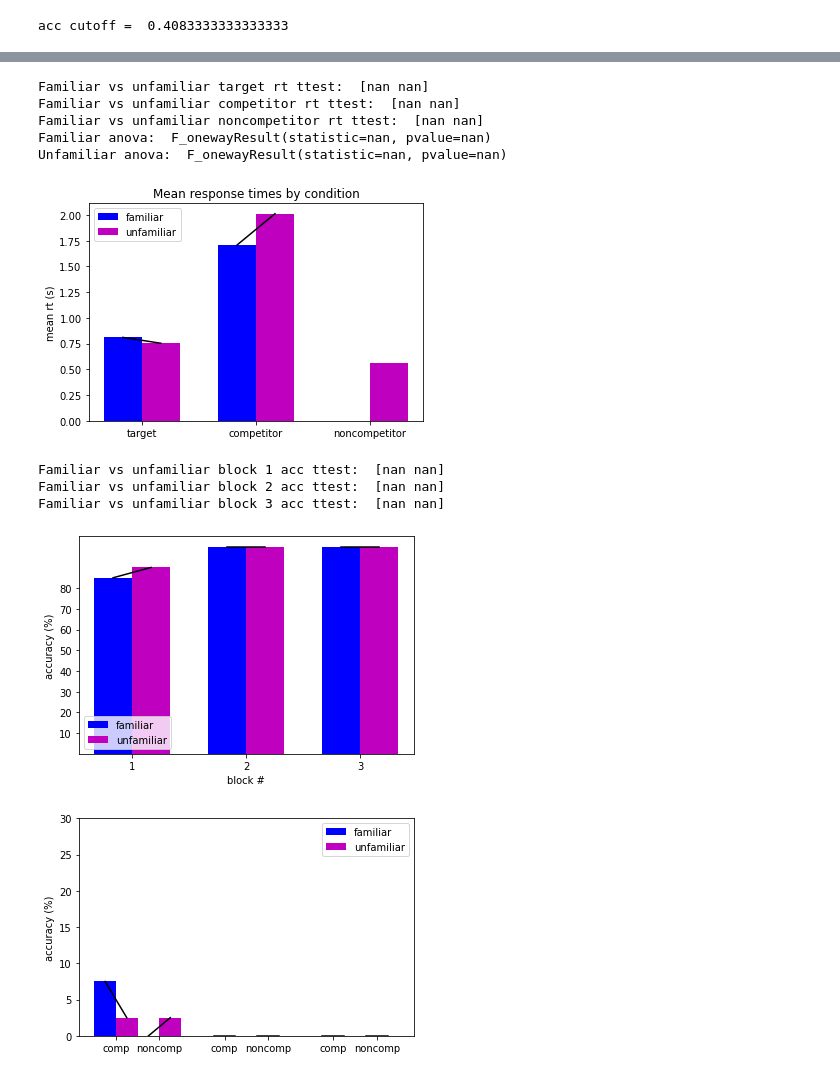
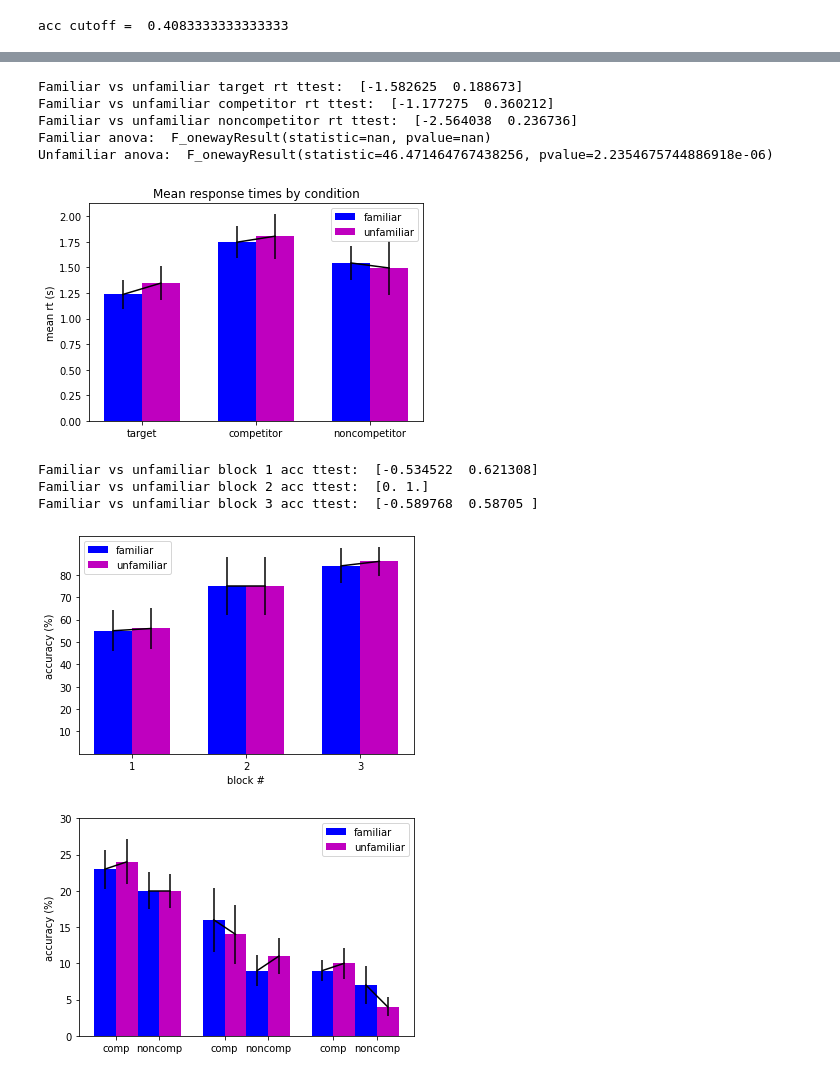
Before and after one commit to pkeene17/MarshmallowAnalysis, a Jupyter notebook: electric_marshmalloogaloo/analysis/marshmalloogalooAnalysis.ipynb, the cells around one changed output, grey strips where cells are left out. Cells and saved outputs as stored; diff of their text form; code cells hidden in the pictures.

```diff
--- a/electric_marshmalloogaloo/analysis/marshmalloogalooAnalysis.ipynb
+++ b/electric_marshmalloogaloo/analysis/marshmalloogalooAnalysis.ipynb
@@ -161,7 +161,7 @@ exclusion = 0 #1 = exclude subjects below chance perfomance on the association t
 printSubj = 0 #toggle whether to print individual subject's behavioral performance
 show_plot = 0 #toggle whether to show plots or just save as pdfs
 save_plot = 1 #toggle whether to save plots (useful if you're fucking around)
-nsubj = 1
+nsubj = 5
 nRuns_nback = 20
 nRuns_ST = 3
 figure_dir = "../figures/"
@@ -202,7 +202,7 @@ for sn in range(nsubj):
 
     #apriori below chance exclusion criteria
     if exclusion:
-        if np.nansum(testData.score==1)/2120 < cutoff:
+        if np.nansum(testData.score==1)/120 < cutoff:
              meanAcc_learned[sn,:] = np.nan
              meanAcc_novel[sn,:] = np.nan
              histData_learned[sn,:,:] = np.nan
@@ -449,12 +450,12 @@ plt.title("Mean response times by condition")
 plt.savefig(figure_dir+'responsetime_means.pdf',format='pdf')
 plt.show()
 # %% [output]
-Familiar vs unfamiliar target rt ttest:  [nan nan]
-Familiar vs unfamiliar competitor rt ttest:  [nan nan]
-Familiar vs unfamiliar noncompetitor rt ttest:  [nan nan]
+Familiar vs unfamiliar target rt ttest:  [-1.582625  0.188673]
+Familiar vs unfamiliar competitor rt ttest:  [-1.177275  0.360212]
+Familiar vs unfamiliar noncompetitor rt ttest:  [-2.564038  0.236736]
 Familiar anova:  F_onewayResult(statistic=nan, pvalue=nan)
-Unfamiliar anova:  F_onewayResult(statistic=nan, pvalue=nan)
+Unfamiliar anova:  F_onewayResult(statistic=46.471464767438256, pvalue=2.2354675744886918e-06)
-[figure, old version]
+[figure, new version]
 # %%
 ######## Look at blockwise performance on the association task ########
 # %%
@@ -477,36 +478,36 @@ plt.legend([c1,c2],['familiar','unfamiliar'])
 plt.savefig(figure_dir+'assoc_acc_by_block.pdf',format='pdf')
 plt.show()
 # %% [output]
-Familiar vs unfamiliar block 1 acc ttest:  [nan nan]
-Familiar vs unfamiliar block 2 acc ttest:  [nan nan]
-Familiar vs unfamiliar block 3 acc ttest:  [nan nan]
+Familiar vs unfamiliar block 1 acc ttest:  [-0.534522  0.621308]
+Familiar vs unfamiliar block 2 acc ttest:  [0. 1.]
+Familiar vs unfamiliar block 3 acc ttest:  [-0.589768  0.58705 ]
-[figure, old version]
+[figure, new version]
 # %%
 #look at competitor vs noncompetitor
-blockTrials = (80*nsubj)/2
+blockTrials = (40*nsubj)/2
 histAllsubj_learned = np.nansum(histData_learned,0)
 histAllsubj_novel = np.nansum(histData_novel,0)
 fig = plt.figure()
 c1 = plt.bar([0,2.5,5],histAllsubj_learned[1]/blockTrials,color='b',width=.5)
 c2 = plt.bar([1,3.5,6],histAllsubj_learned[2]/blockTrials,color='b',width=.5)
 c3 = plt.bar([.5,3,5.5],histAllsubj_novel[1]/blockTrials,color='m',width=.5)
 c4 = plt.bar([1.5,4,6.5],histAllsubj_novel[2]/blockTrials,color='m',width=.5)
 learned_hist_err = np.nanstd(histData_learned/40,0)/np.sqrt(nsubj)
 novel_hist_err = np.nanstd(histData_novel/40,0)/np.sqrt(nsubj)
 plt.errorbar([0,.5],[histAllsubj_learned[1,0]/blockTrials,histAllsubj_novel[1,0]/blockTrials],yerr=[learned_hist_err[1,0],novel_hist_err[1,0]],color='k')
 plt.errorbar([1,1.5],[histAllsubj_learned[2,0]/blockTrials,histAllsubj_novel[2,0]/blockTrials],yerr=[learned_hist_err[2,0],novel_hist_err[2,0]],color='k')
 plt.errorbar([2.5,3],[histAllsubj_learned[1,1]/blockTrials,histAllsubj_novel[1,1]/blockTrials],yerr=[learned_hist_err[1,1],novel_hist_err[1,1]],color='k')
 plt.errorbar([3.5,4],[histAllsubj_learned[2,1]/blockTrials,histAllsubj_novel[2,1]/blockTrials],yerr=[learned_hist_err[2,1],novel_hist_err[2,1]],color='k')
 plt.errorbar([5,5.5],[histAllsubj_learned[1,2]/blockTrials,histAllsubj_novel[1,2]/blockTrials],yerr=[learned_hist_err[1,2],novel_hist_err[1,2]],color='k')
 plt.errorbar([6,6.5],[histAllsubj_learned[2,2]/blockTrials,histAllsubj_novel[2,2]/blockTrials],yerr=[learned_hist_err[2,2],novel_hist_err[2,2]],color='k')
 plt.xticks([.25,1.25,2.75,3.75,5.25,6.25],['comp','noncomp','comp','noncomp','comp','noncomp'])
 plt.yticks([0,.05,.1,.15,.2,.25,.3],[0,5,10,15,20,25,30])
 plt.ylabel("accuracy (%)")
 plt.legend([c1,c3],['familiar','unfamiliar'])
 plt.savefig(figure_dir+'comp_vs_nocomp_blockwise.pdf',format='pdf')
 plt.show()
 # %% [output]
-[figure, old version]
+[figure, new version]
 # %%
 ####### check that gazebos arent just easier to learn than beaches ######
 print('beachs vs gaxebos ttest: ',stats.ttest_rel(np.nanmean(meanAcc_learned[category_learned==0],1),np.nanmean(meanAcc_learned[category_learned==1],1),nan_policy='omit'))
```
Also changed, not shown: parts of 12 cells of this notebook, 12 other files.
